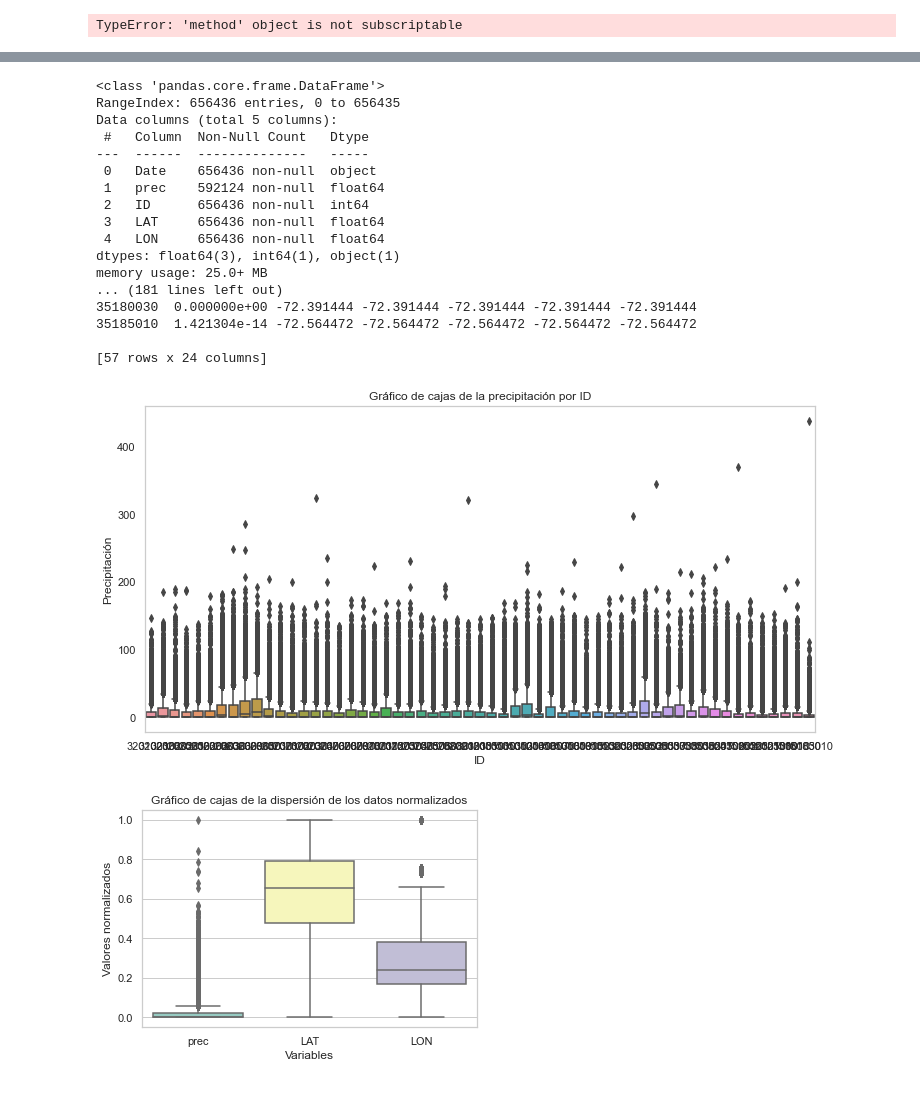
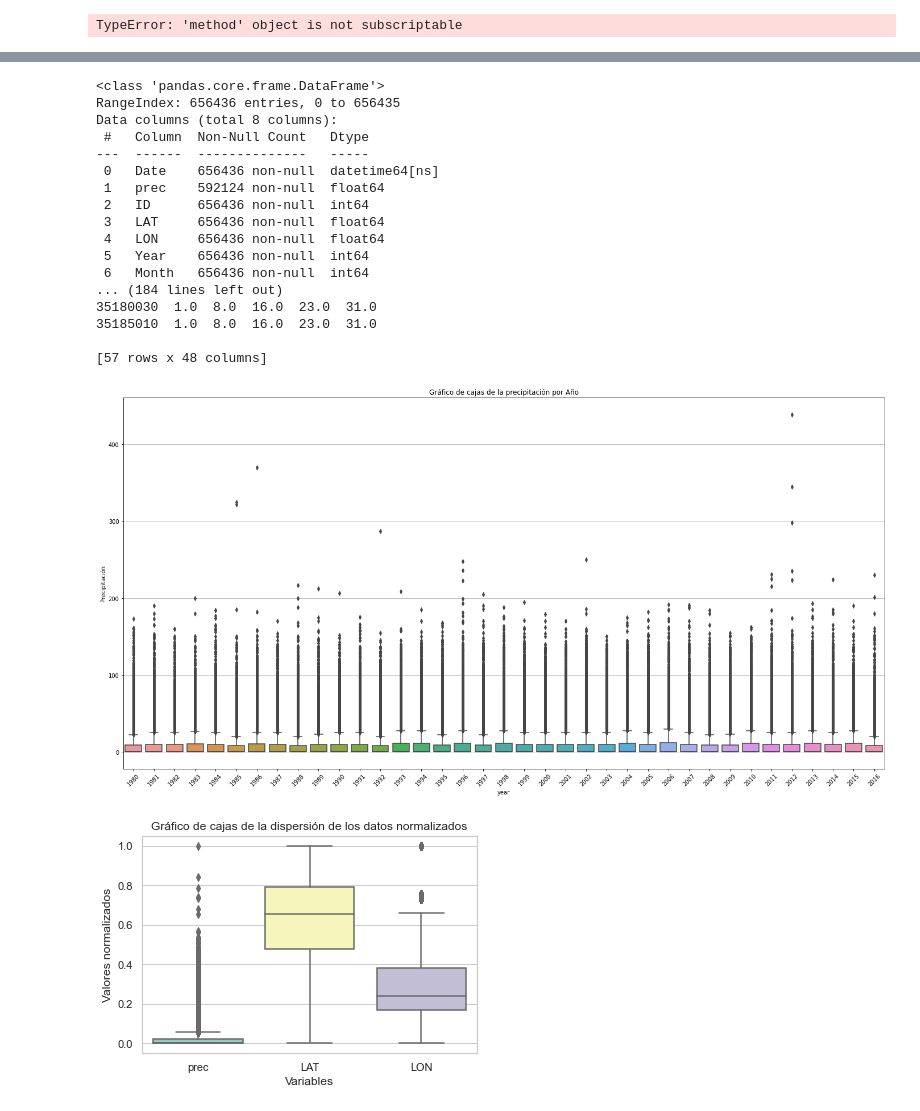
Before and after one commit to Ronaldoh99/Proyecto_mod_precipitacion, a Jupyter notebook: Codigos de Python/NoteNook_model_KNN.ipynb, the cells around one changed output, grey strips where cells are left out. Cells and saved outputs as stored; diff of their text form; code cells hidden in the pictures.

```diff
--- a/Codigos de Python/NoteNook_model_KNN.ipynb
+++ b/Codigos de Python/NoteNook_model_KNN.ipynb
@@ -2915,21 +3680,22 @@ print(data.info())
 #agrupada por id que sacar el resumen por estaciones
 print(data.groupby('ID').describe())
 #Después de la imputación, analizaré el
+descriptivas = data.groupby('ID').describe()
 # %% [output]
 <class 'pandas.core.frame.DataFrame'>
 RangeIndex: 656436 entries, 0 to 656435
-Data columns (total 5 columns):
+Data columns (total 8 columns):
  #   Column  Non-Null Count   Dtype
 ---  ------  --------------   -----
- 0   Date    656436 non-null  object
+ 0   Date    656436 non-null  datetime64[ns]
  1   prec    592124 non-null  float64
  2   ID      656436 non-null  int64
  3   LAT     656436 non-null  float64
  4   LON     656436 non-null  float64
-dtypes: float64(3), int64(1), object(1)
-memory usage: 25.0+ MB
-... (181 lines left out)
-35180030  0.000000e+00 -72.391444 -72.391444 -72.391444 -72.391444 -72.391444
-35185010  1.421304e-14 -72.564472 -72.564472 -72.564472 -72.564472 -72.564472
+ 5   Year    656436 non-null  int64
+ 6   Month   656436 non-null  int64
+... (184 lines left out)
+35180030  1.0  8.0  16.0  23.0  31.0
+35185010  1.0  8.0  16.0  23.0  31.0
 
-[57 rows x 24 columns]
+[57 rows x 48 columns]
@@ -2940,20 +3741,21 @@ import matplotlib.pyplot as plt
 # %%
 # Crear una figura y un conjunto de ejes en matplotlib
-fig, ax = plt.subplots(figsize=(12, 6))
+fig, ax = plt.subplots(figsize=(24, 12))
 
 # Crear el gráfico de cajas con seaborn
-sns.boxplot(x='ID', y='prec', data=data, ax=ax)
+sns.boxplot(x=data['Year'], y='prec', data=data, ax=ax)
 
 # Personalizar las etiquetas y el aspecto del gráfico
-ax.set_xlabel("ID")
+ax.set_xlabel("year")
 ax.set_ylabel("Precipitación")
-ax.set_title("Gráfico de cajas de la precipitación por ID")
+ax.set_title("Gráfico de cajas de la precipitación por Año")
+plt.xticks(rotation=45)
 ax.grid(axis='y')
 
 # Mostrar el gráfico
 plt.show()
 # %% [output]
-[figure, old version]
+[figure, new version]
 # %%
 sns.boxplot(data=data_normalized[['prec', 'LAT', 'LON']], palette="Set3")
 # Etiquetas personalizadas
```
Also changed, not shown: parts of 89 cells of this notebook, 8 other files.
